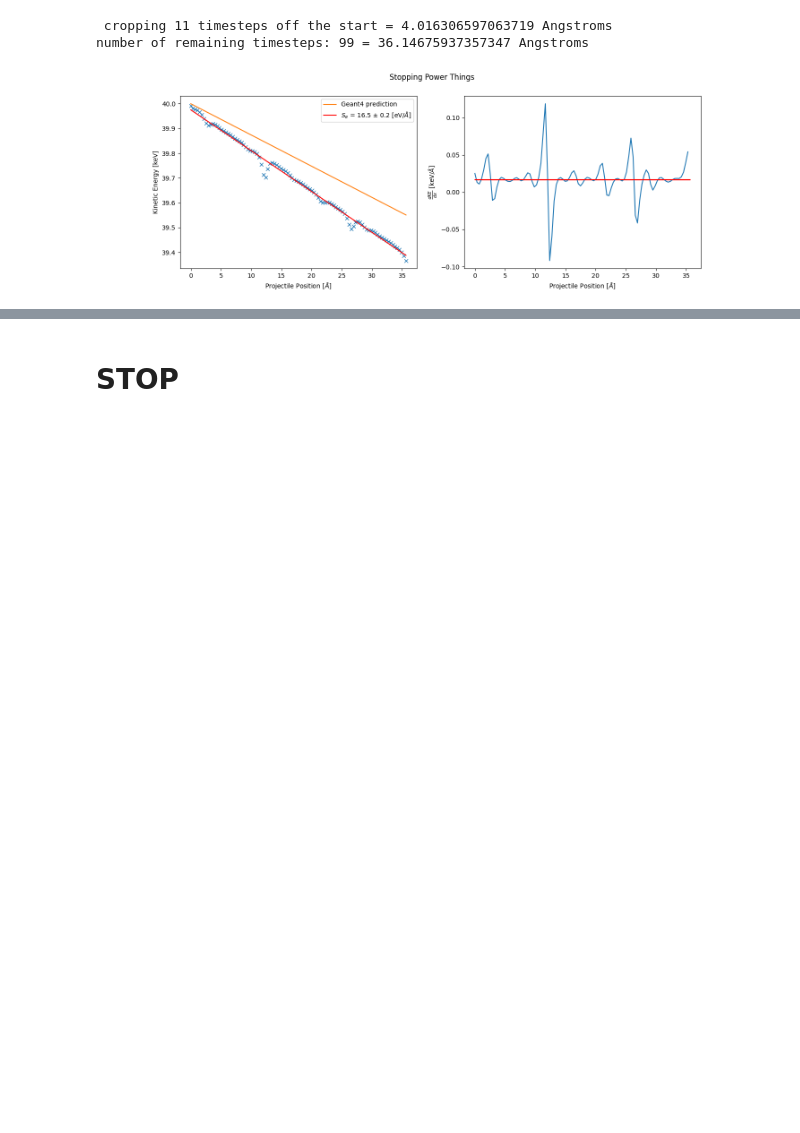
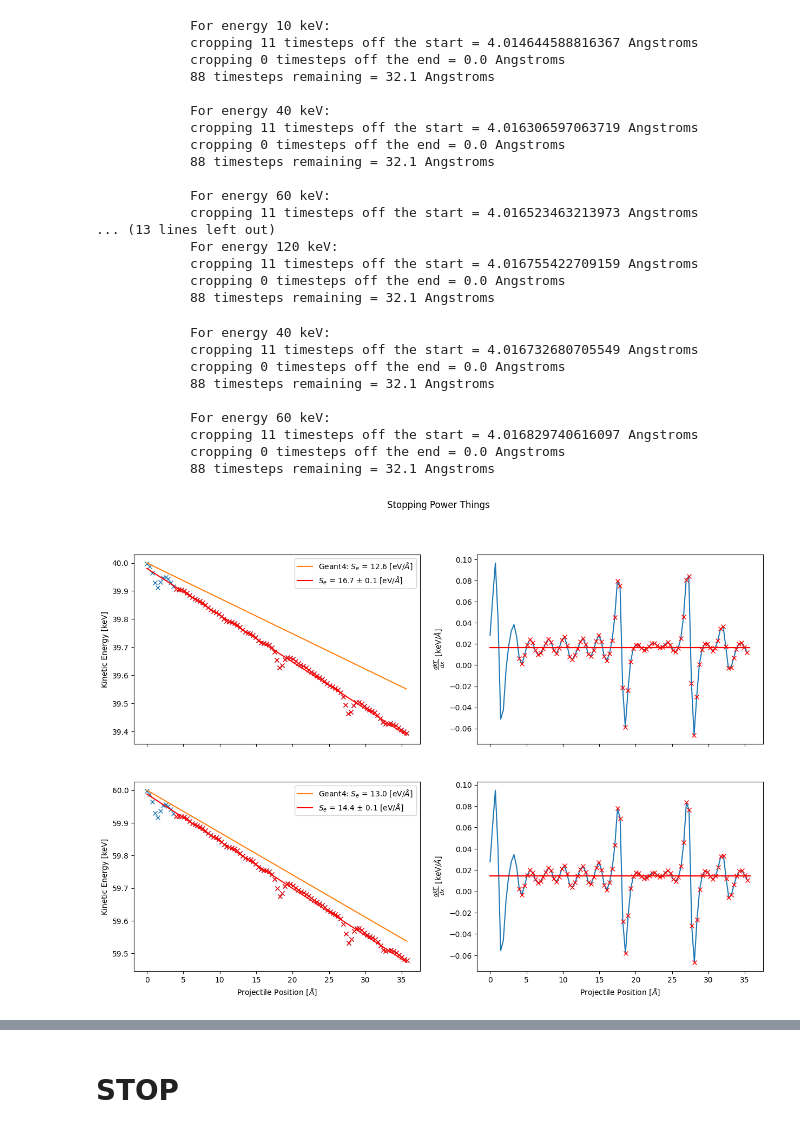
Before and after one commit to brynlloyd1/stopping_power_analysis, a Jupyter notebook: running_ehrenfest_analysis.ipynb, the cells around one changed output, grey strips where cells are left out. Cells and saved outputs as stored; diff of their text form; code cells hidden in the pictures; blank space fills up the shorter version.

```diff
--- a/running_ehrenfest_analysis.ipynb
+++ b/running_ehrenfest_analysis.ipynb
@@ -263,8 +72,36 @@ no geant4 fit for one of the energies
 # %%
-analysis.calculate_stopping_curve(name_322_presampled1, crop=[11, None])
-analysis.view_fits(name_322_presampled1)
+analysis.calculate_stopping_curve(name_322_presampled1_hydrogen, crop=[11, None])
+# analysis.view_fits(name_322_presampled1_hydrogen)
 # %% [output]
- cropping 11 timesteps off the start = 4.016306597063719 Angstroms
-number of remaining timesteps: 99 = 36.14675937357347 Angstroms
+            For energy 10 keV:
+            cropping 11 timesteps off the start = 4.014644588816367 Angstroms
+            cropping 0 timesteps off the end = 0.0 Angstroms
+            88 timesteps remaining = 32.1 Angstroms
+
+            For energy 40 keV:
+            cropping 11 timesteps off the start = 4.016306597063719 Angstroms
+            cropping 0 timesteps off the end = 0.0 Angstroms
+            88 timesteps remaining = 32.1 Angstroms
+
+            For energy 60 keV:
+            cropping 11 timesteps off the start = 4.016523463213973 Angstroms
+... (13 lines left out)
+            For energy 120 keV:
+            cropping 11 timesteps off the start = 4.016755422709159 Angstroms
+            cropping 0 timesteps off the end = 0.0 Angstroms
+            88 timesteps remaining = 32.1 Angstroms
-[figure, removed]
+# %%
+analysis.calculate_stopping_curve(name_622_hyperchannelling_proton, crop=[11, None])
+analysis.view_fits(name_622_hyperchannelling_proton)
+# %% [output]
+            For energy 40 keV:
+            cropping 11 timesteps off the start = 4.016732680705549 Angstroms
+            cropping 0 timesteps off the end = 0.0 Angstroms
+            88 timesteps remaining = 32.1 Angstroms
+
+            For energy 60 keV:
+            cropping 11 timesteps off the start = 4.016829740616097 Angstroms
+            cropping 0 timesteps off the end = 0.0 Angstroms
+            88 timesteps remaining = 32.1 Angstroms
+[figure, added]
 # %%
```
Also changed, not shown: parts of 16 cells of this notebook, 6 other files.
